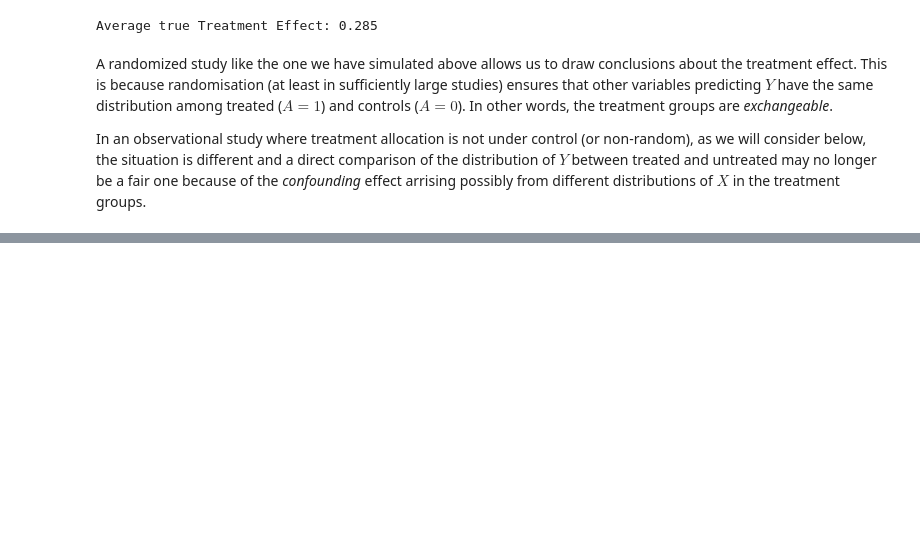
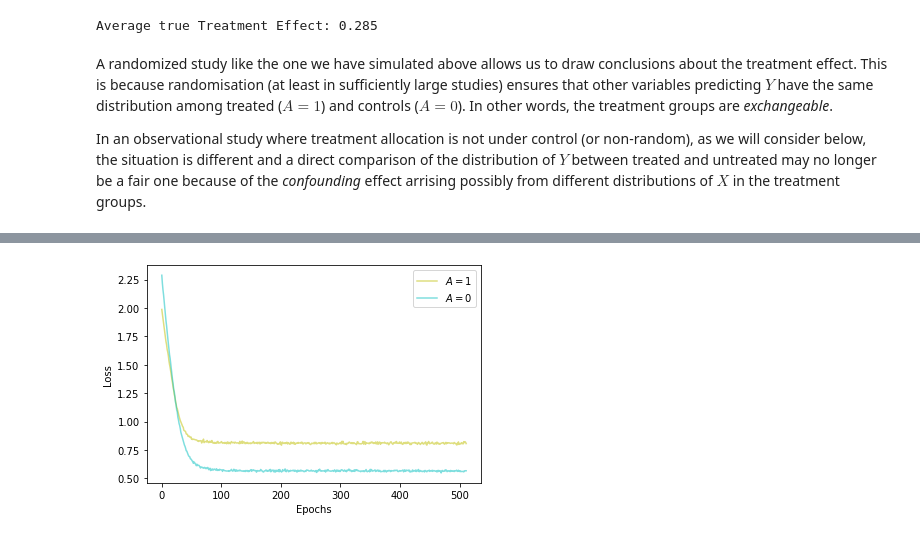
Before and after one commit to jgamper/just-cause-me-maybe, a Jupyter notebook: 2d data generating process.ipynb, the cells around one changed output, grey strips where cells are left out. Saved outputs shown, nothing was run; the diff lists cells and outputs as text; code cells hidden in the pictures; blank space fills up the shorter version.

```diff
--- a/2d data generating process.ipynb
+++ b/2d data generating process.ipynb
@@ -339,0 +369,42 @@ In an observational study where treatment allocation is not under control (or no
+# %%
+epochs = 512
+optimizer = optim.Adam(dragon.parameters(), lr=1e-4)
+losses0 = []
+losses1 = []
+for epoch in tqdm(range(epochs)):
+    accum_loss0 = 0
+    accum_loss1 = 0
+    for i, batch in enumerate(train_dataloader):
+        x, duration, event, a = batch
+        optimizer.zero_grad()
+        features, [y0, y1], propensity_score = dragon(x)
+
+        ind0 = torch.where(a == 0)[0]
+        loss0 = dragon.loss_func(y0[ind0], duration[ind0], event[ind0]) if ind0.size()[0] != 0 else 0
+        ind1 = torch.where(a == 1)[0]
+        loss1 = dragon.loss_func(y1[ind1], duration[ind1], event[ind1]) if ind1.size()[0] != 0 else 0
+
+
+        loss = loss1 + loss0
+
+        if not torch.isnan(loss):
+            loss.backward()
+            optimizer.step()
+        else:
+            break
+
+        accum_loss0 += loss0.item() if not isinstance(loss0, int) else 0
+        accum_loss1 += loss1.item() if not isinstance(loss1, int) else 0
+
+
+    losses0.append(accum_loss0/len(train_dataloader))
+    losses1.append(accum_loss1/len(train_dataloader))
+# %%
+fig, ax = plt.subplots(figsize=(6, 4))
+ax.plot(range(len(losses1)),losses1, label="$A = \\mathdefault{1}$", color="y", alpha=0.5);
+ax.plot(range(len(losses0)),losses0, label="$A = \\mathdefault{0}$", color="c", alpha=0.5);
+ax.legend();
+ax.set_xlabel("Epochs");
+ax.set_ylabel("Loss");
+# %% [output]
+[figure, added]
```
Also changed, not shown: parts of 22 cells of this notebook, 13 other files.
